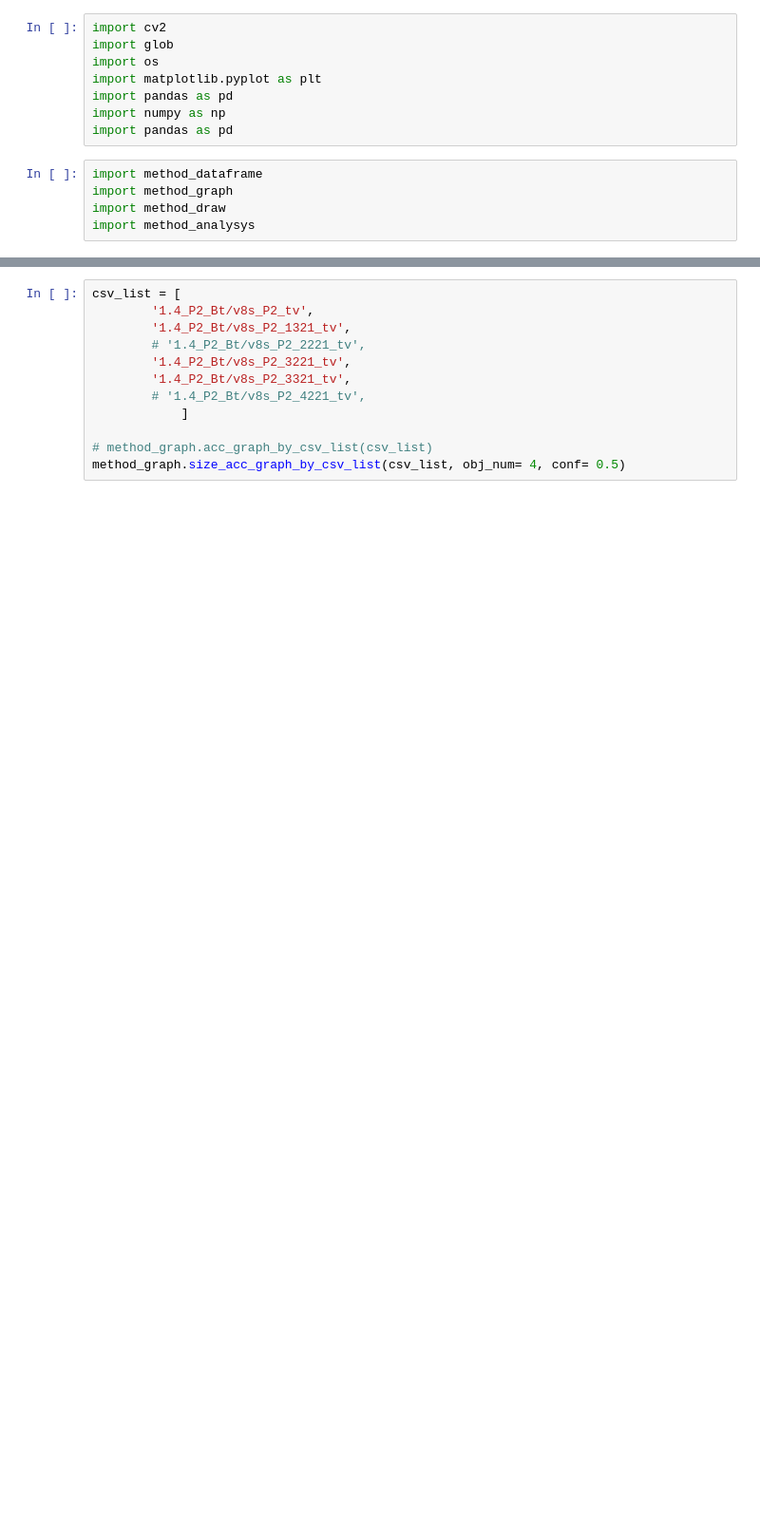
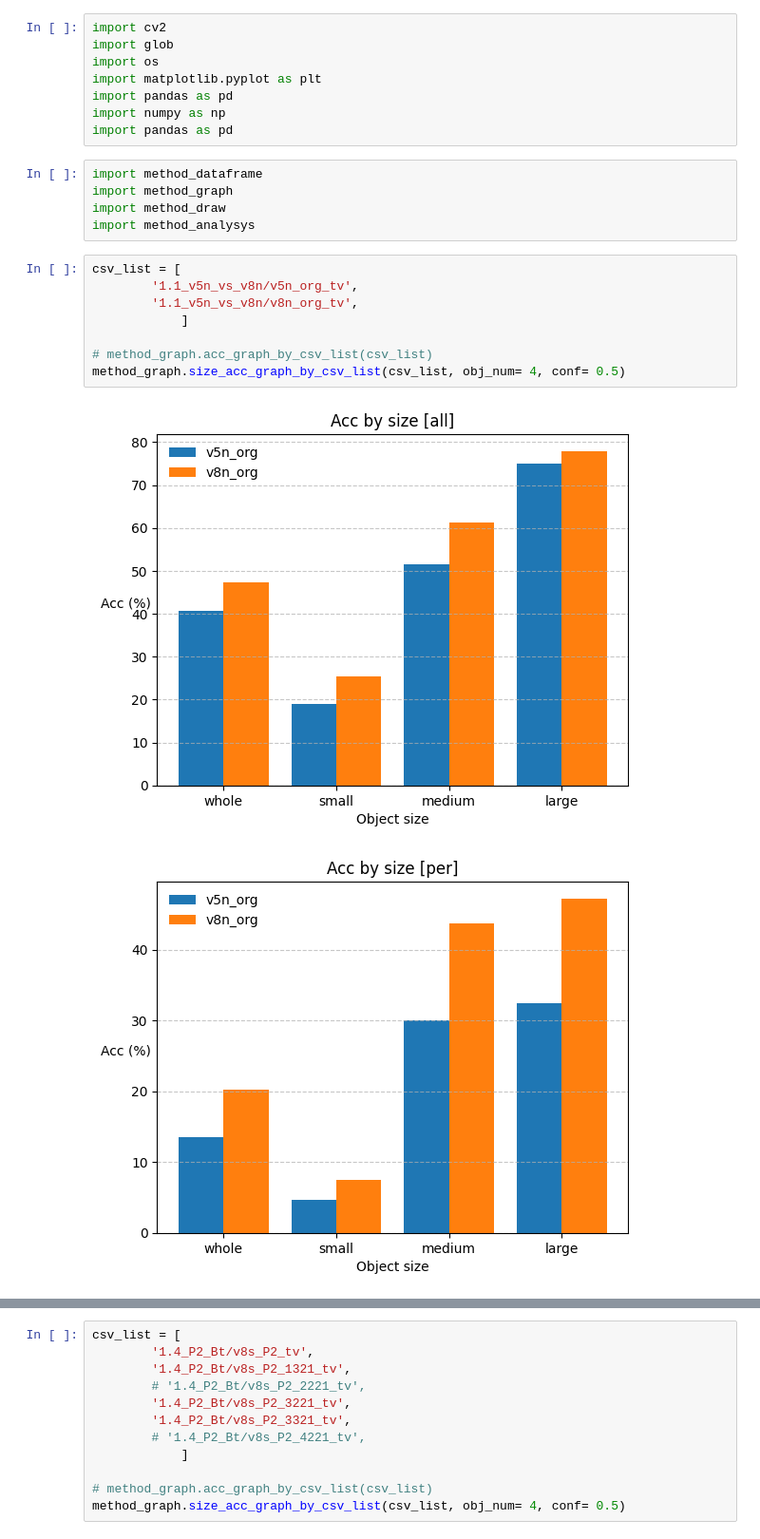
Before and after one commit to Lee-chan-hyeok/Nextchip_Autonomous_Driving_Contest, a Jupyter notebook: analysing/bbox/df_analysys_ino.ipynb, the cells around one changed output, grey strips where cells are left out. Shown at 95% size. Saved outputs shown, nothing was run; the diff lists cells and outputs as text; blank space fills up the shorter version.

```diff
--- a/analysing/bbox/df_analysys_ino.ipynb
+++ b/analysing/bbox/df_analysys_ino.ipynb
@@ -11,3 +11,14 @@ import method_dataframe
 import method_graph
 import method_draw
 import method_analysys
+# %%
+csv_list = [
+        '1.1_v5n_vs_v8n/v5n_org_tv',
+        '1.1_v5n_vs_v8n/v8n_org_tv',
+            ]
+
+# method_graph.acc_graph_by_csv_list(csv_list)
+method_graph.size_acc_graph_by_csv_list(csv_list, obj_num= 4, conf= 0.5)
+# %% [output]
+[figure, added]
+[figure, added]
```
Also changed, not shown: parts of 2 cells of this notebook, 21 other files.
